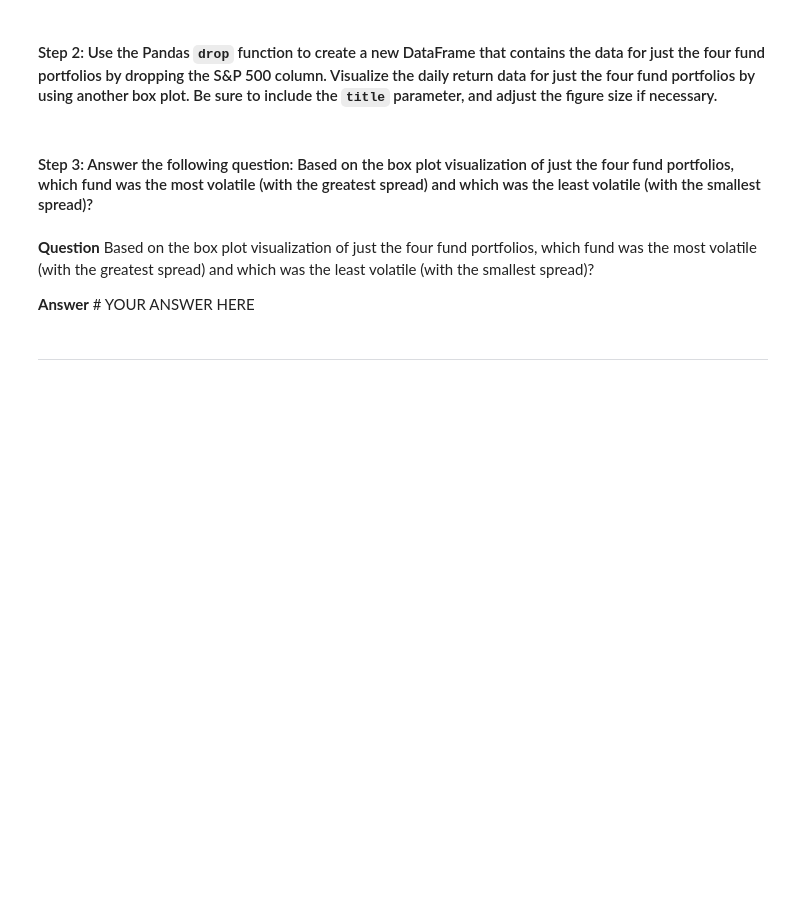
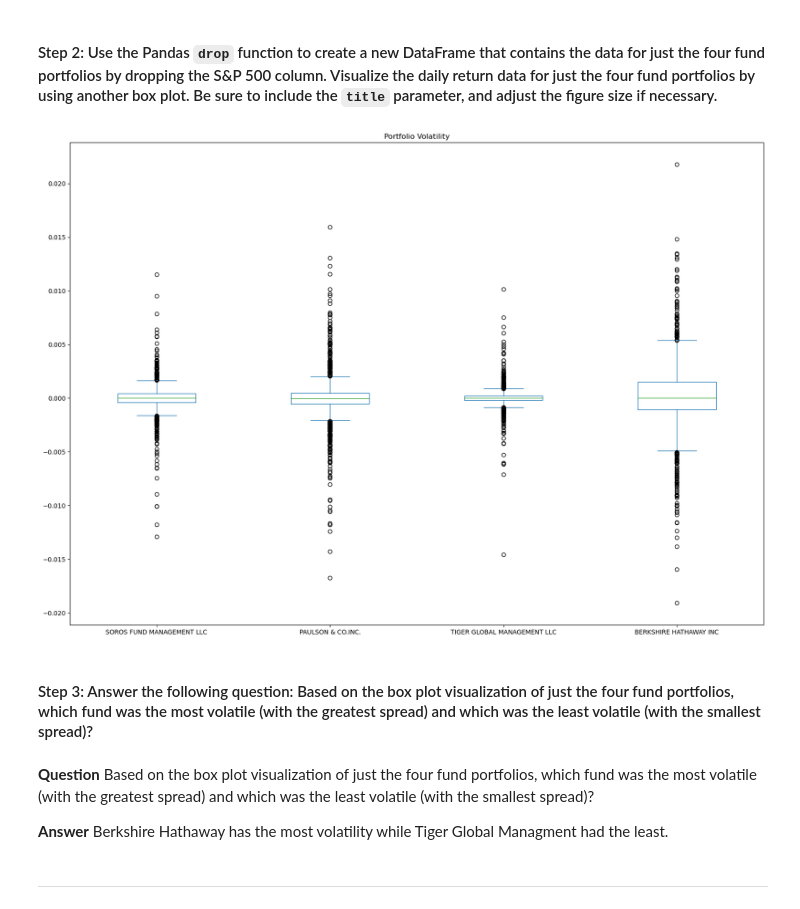
Before and after one commit to tlchampion/module4_challenge, a Jupyter notebook: risk_return_analysis.ipynb, the cells around one changed output. Saved outputs shown, nothing was run; the diff lists cells and outputs as text; code cells hidden in the pictures; blank space fills up the shorter version.

```diff
--- a/risk_return_analysis.ipynb
+++ b/risk_return_analysis.ipynb
@@ -207,14 +211,18 @@ Analyze the volatility of each of the four fund portfolios and of the S&P 500 In
 # %%
 # Create a new DataFrame containing only the 4 fund portfolios by dropping the S&P 500 column from the DataFrame
 # Create box plots to reflect the return data for only the 4 fund portfolios
 # Include a title parameter and adjust the figure size
 # YOUR CODE HERE
+fund_ports = daily_returns.drop(['S&P 500'], axis=1).copy()
+fund_ports.plot(kind='box', figsize=(20,14), title="Portfolio Volatility");
+# %% [output]
+[figure, added]
 # %% [markdown]
 #### Step 3: Answer the following question: Based on the box plot visualization of just the four fund portfolios, which fund was the most volatile (with the greatest spread) and which was the least volatile (with the smallest spread)?
 # %% [markdown]
 **Question** Based on the box plot visualization of just the four fund portfolios, which fund was the most volatile (with the greatest spread) and which was the least volatile (with the smallest spread)?
 
-**Answer** # YOUR ANSWER HERE
+**Answer** Berkshire Hathaway has the most volatility while Tiger Global Managment had the least.
 # %% [markdown]
 ---
 # %% [markdown]
```
Also changed, not shown: parts of 13 cells of this notebook.
